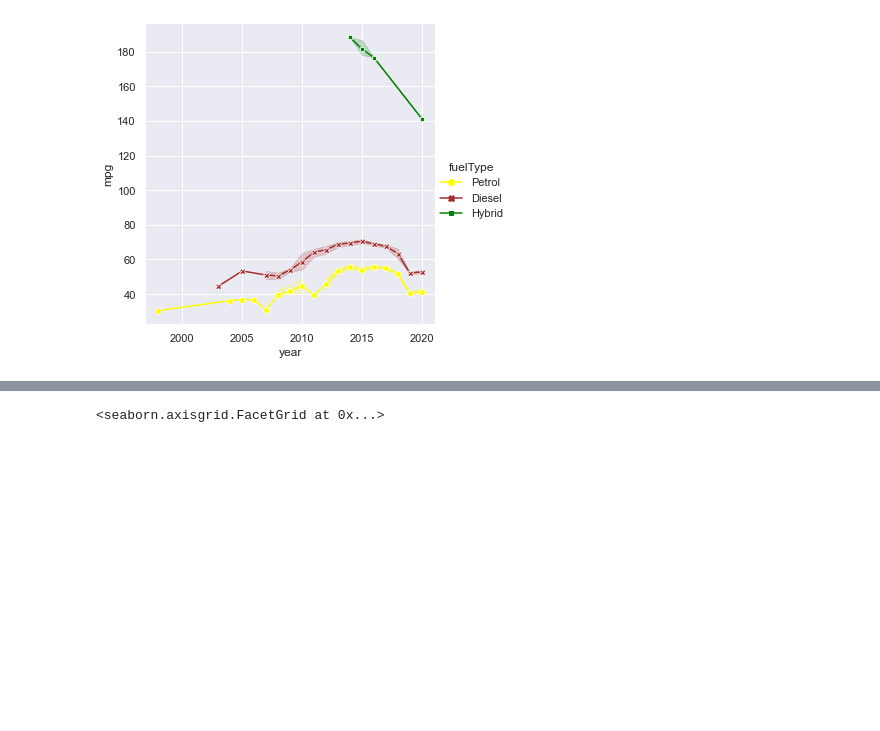
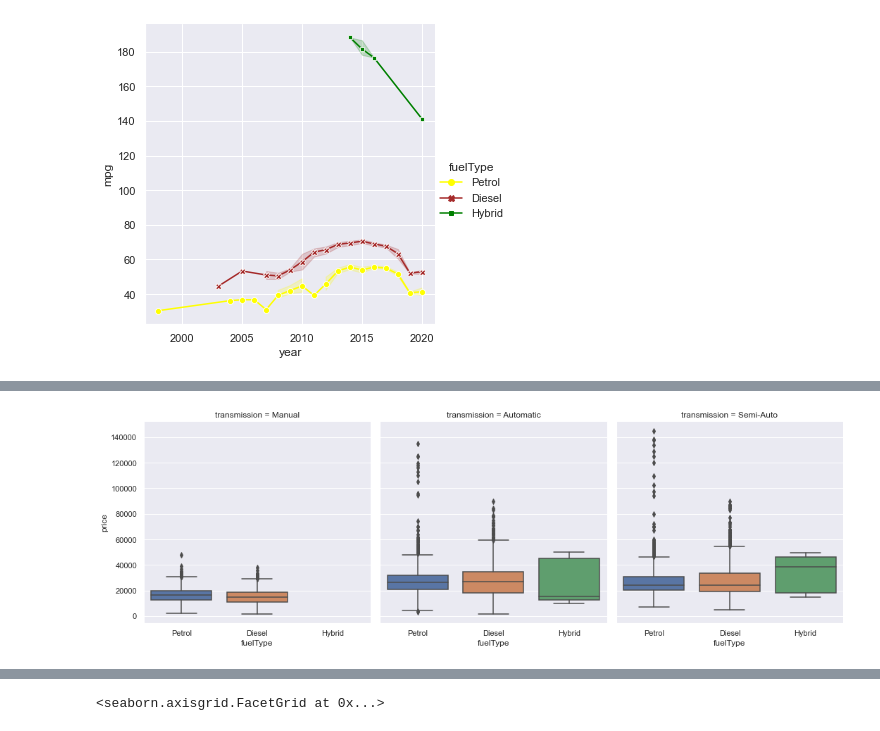
Before and after one commit to developerHobday/data-visualization, a Jupyter notebook: seaborn.ipynb, the cells around one changed output, grey strips where cells are left out. Saved outputs shown, nothing was run; the diff lists cells and outputs as text; code cells hidden in the pictures; blank space fills up the shorter version.

```diff
--- a/seaborn.ipynb
+++ b/seaborn.ipynb
@@ -76,0 +91,14 @@ _ = sns.relplot(data = df,
+# %%
+# box plots are a well known method to display the distribution.  If the distribution in the IQR is too complex.
+model_order = [' A1', ' A2', ' A3', ' A4', ' A5', ' A6', ' A7', ' RS3', ' RS4', ' RS5', ' RS6', ' RS7', ' R8'] # leave out some models
+_ = sns.catplot(kind='box',
+    data = audi_df, col='transmission',
+    x = 'fuelType',
+    y='price',
+    # height=3, aspect=7/3, sharex=False,
+    # whis=[5,95], #default whiskers extend to 1.5 * IQR (75q - 25q)
+    # sym='', # Don't show outliers
+
+)
+# %% [output]
+[figure, added]
```
Also changed, not shown: parts of 10 cells of this notebook.
